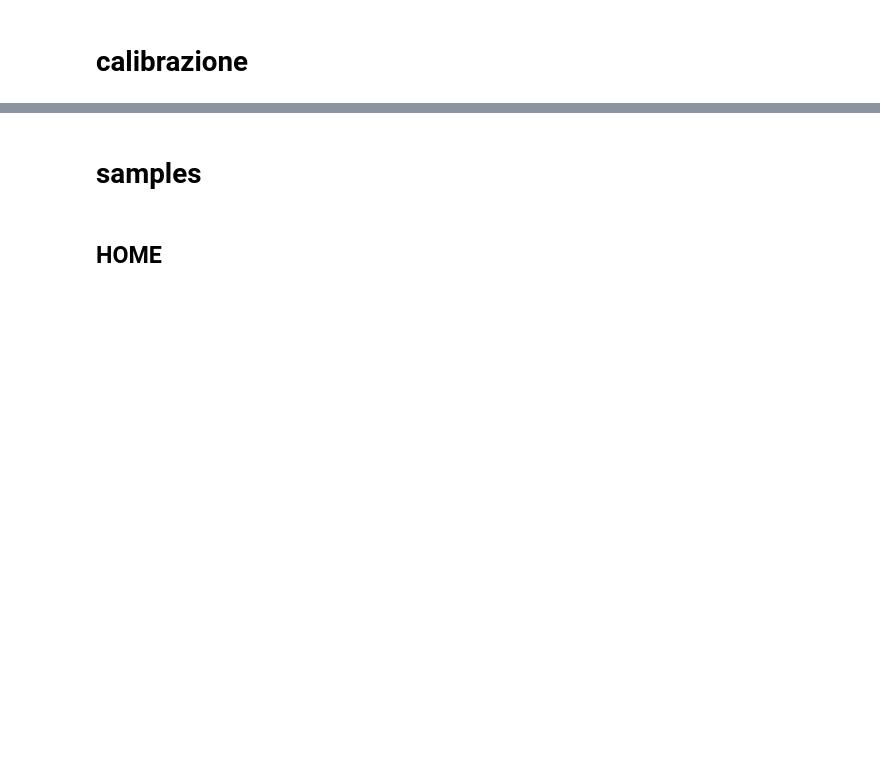
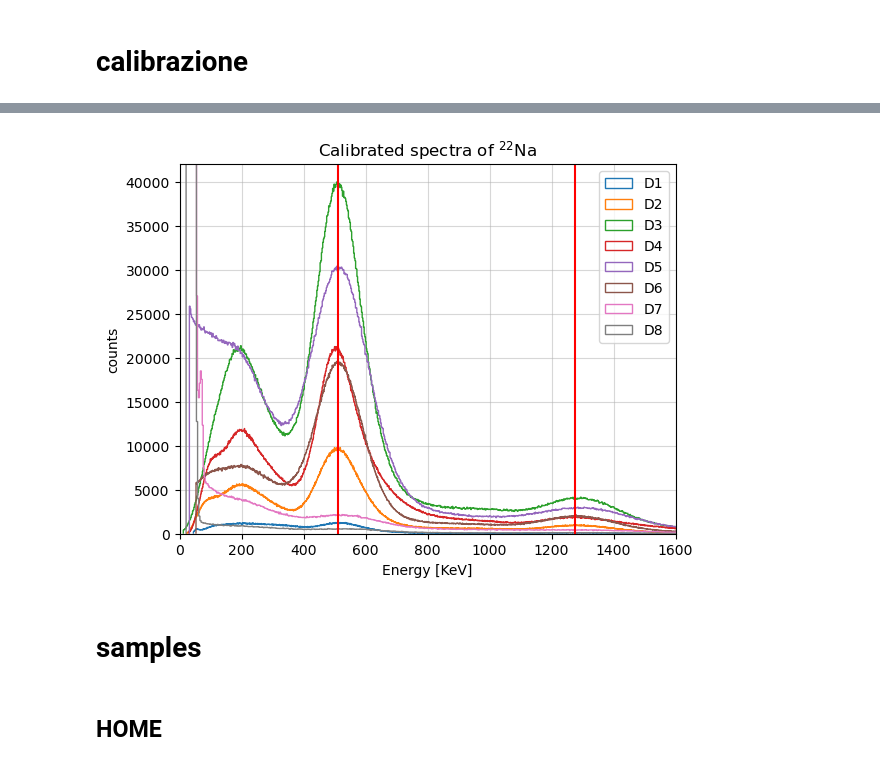
Before and after one commit to b3n3d3tt4/imaging, a Jupyter notebook: analisi.ipynb, the cells around one changed output, grey strips where cells are left out. Cells and saved outputs as stored; diff of their text form; code cells hidden in the pictures; blank space fills up the shorter version.

```diff
--- a/analisi.ipynb
+++ b/analisi.ipynb
@@ -164,16 +235,29 @@ plt.show()
 # %%
 d1_calib = d1*calibrazioneD1[0]+calibrazioneD1[1]
-print('Primo picco:')
-d1_calibb_norm1 = bbb.normal(d1_calib, xmin=480, xmax=660, x1=0, x2=3000, b=int(d1.max()), n=k)
-
+d2_calib = d2*calibrazioneD2[0]+calibrazioneD2[1]
+d3_calib = d3*calibrazioneD3[0]+calibrazioneD3[1]
+d4_calib = d4*calibrazioneD4[0]+calibrazioneD4[1]
+d5_calib = d5*calibrazioneD5[0]+calibrazioneD5[1]
+d6_calib = d6*calibrazioneD6[0]+calibrazioneD6[1]
+d7_calib = d7*calibrazioneD7[0]+calibrazioneD7[1]
+d8_calib = d8*calibrazioneD8[0]+calibrazioneD8[1]
 plt.hist(d1_calib, bins=int(d1.max()), histtype='step', label='D1')
+plt.hist(d2_calib, bins=int(d1.max()), histtype='step', label='D2')
+plt.hist(d3_calib, bins=int(d1.max()), histtype='step', label='D3')
+plt.hist(d4_calib, bins=int(d1.max()), histtype='step', label='D4')
+plt.hist(d5_calib, bins=int(d1.max()), histtype='step', label='D5')
+plt.hist(d6_calib, bins=int(d1.max()), histtype='step', label='D6')
+plt.hist(d7_calib, bins=int(d1.max()), histtype='step', label='D7')
+plt.hist(d8_calib, bins=int(d1.max()), histtype='step', label='D8')
 plt.axvline(x=511, color='red')
 plt.axvline(x=1275, color='red')
 plt.title(r'Calibrated spectra of $^{22}$Na')
 plt.xlabel('Energy [KeV]')
 plt.ylabel('counts')
-plt.ylim(0, 1500)
-plt.xlim(200, 900)
+plt.ylim(0, 42000)
+plt.xlim(0, 1600)
 plt.grid(alpha=0.5)
 plt.legend()
 plt.show()
+# %% [output]
+[figure, added]
```
Also changed, not shown: parts of 42 cells of this notebook.
